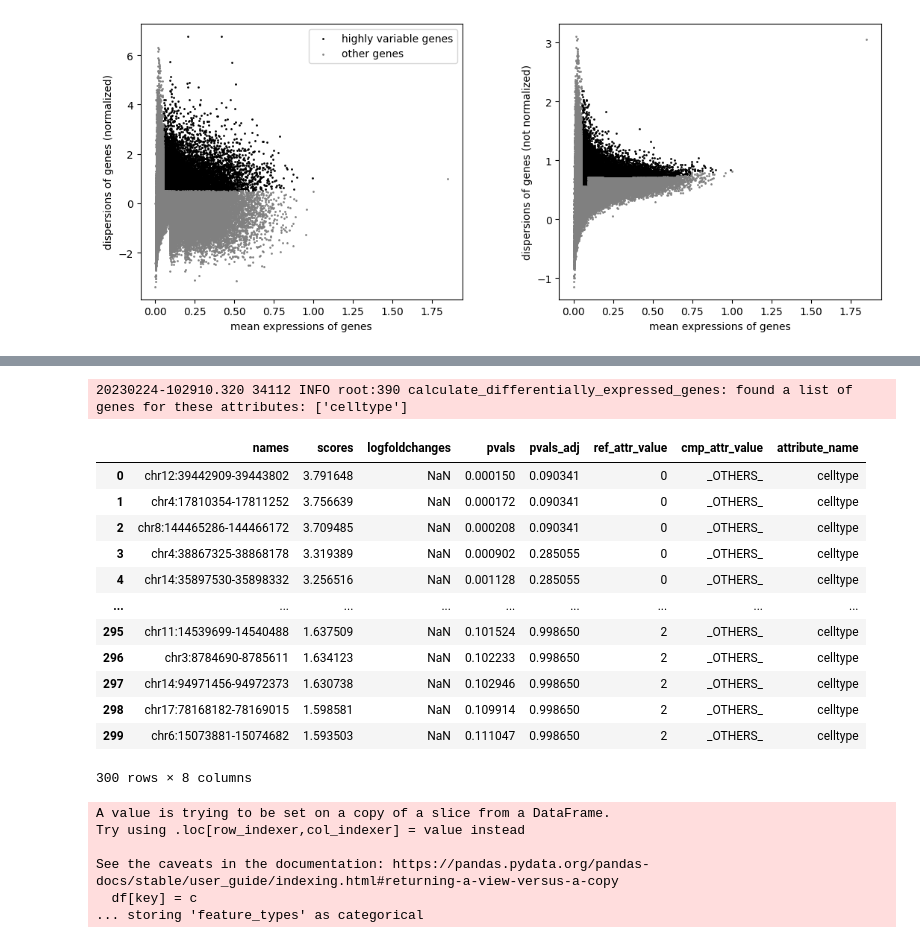
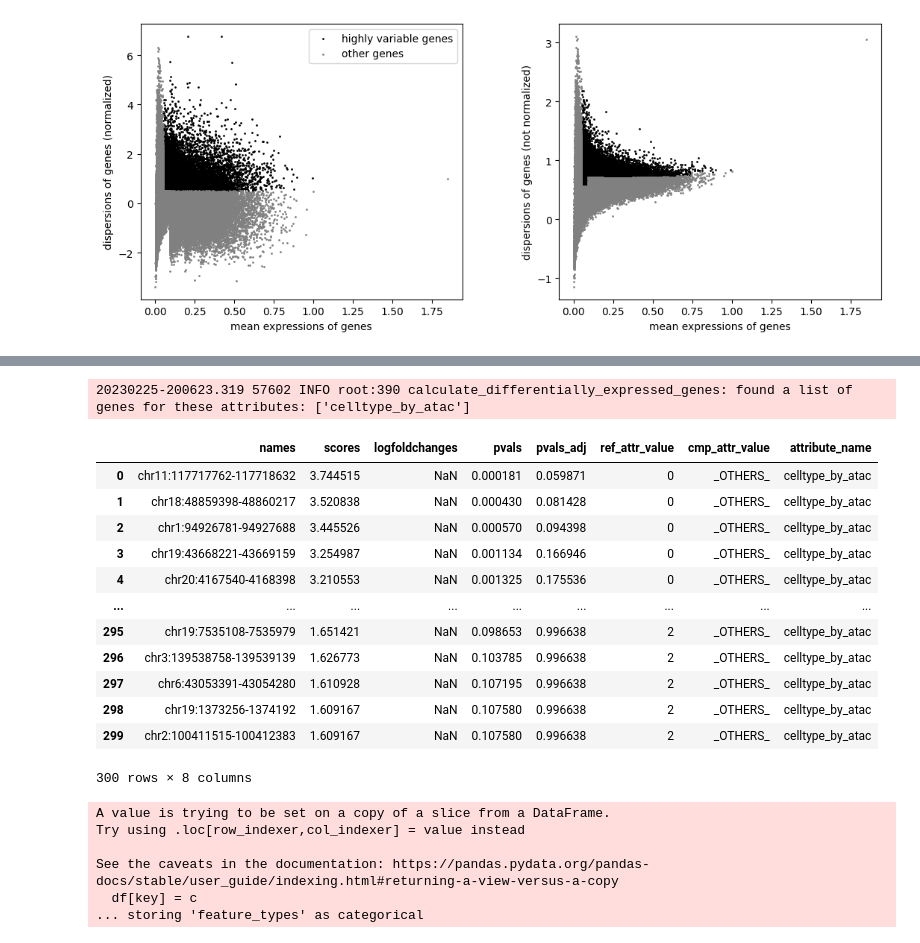
Before and after one commit to Bayer-Group/cellenium, a Jupyter notebook: data_import/public_data/3k_brain_cells_subset.ipynb, the cells around one changed output, grey strips where cells are left out. Cells and saved outputs as stored; diff of their text form; code cells hidden in the pictures.

```diff
--- a/data_import/public_data/3k_brain_cells_subset.ipynb
+++ b/data_import/public_data/3k_brain_cells_subset.ipynb
@@ -165,13 +167,13 @@ sc.pl.umap(atac, color="leiden", legend_loc="on data")
 # %%
 # assign new names
-atac.obs['celltype'] = atac.obs['leiden']
-atac.obs.celltype = atac.obs.celltype.astype("category")
+atac.obs['celltype_by_atac'] = atac.obs['leiden']
+atac.obs['celltype_by_atac'] = atac.obs['celltype_by_atac'].astype("category")
 # %%
 from matplotlib.colors import to_hex
 import matplotlib.pyplot as plt
 
 cmap = plt.get_cmap('rainbow')
-colors = cmap(np.linspace(0, 1, len(atac.obs.celltype.cat.categories)))
+colors = cmap(np.linspace(0, 1, len(atac.obs['celltype_by_atac'].cat.categories)))
 
 atac.uns["celltype_colors"] = list(map(to_hex, colors))
 # %%
@@ -186,21 +188,21 @@ mdata.update()
 atac.uns['files'] = dict(atac.uns['files'])
 atac.uns['atac'] = dict(atac.uns['atac'])
 # %%
-prep.calculate_differential_peaks(atac, ['celltype'])
+prep.calculate_differential_peaks(atac, ['celltype_by_atac'])
 # %% [output]
-20230224-102910.320 34112 INFO root:390 calculate_differentially_expressed_genes: found a list of genes for these attributes: ['celltype']
+20230225-200623.319 57602 INFO root:390 calculate_differentially_expressed_genes: found a list of genes for these attributes: ['celltype_by_atac']
 |  | names | scores | logfoldchanges | pvals | pvals_adj | ref_attr_value | cmp_attr_value | attribute_name |
-| 0 | chr12:39442909-39443802 | 3.791648 | NaN | 0.000150 | 0.090341 | 0 | _OTHERS_ | celltype |
-| 1 | chr4:17810354-17811252 | 3.756639 | NaN | 0.000172 | 0.090341 | 0 | _OTHERS_ | celltype |
-| 2 | chr8:144465286-144466172 | 3.709485 | NaN | 0.000208 | 0.090341 | 0 | _OTHERS_ | celltype |
-| 3 | chr4:38867325-38868178 | 3.319389 | NaN | 0.000902 | 0.285055 | 0 | _OTHERS_ | celltype |
-| 4 | chr14:35897530-35898332 | 3.256516 | NaN | 0.001128 | 0.285055 | 0 | _OTHERS_ | celltype |
+| 0 | chr11:117717762-117718632 | 3.744515 | NaN | 0.000181 | 0.059871 | 0 | _OTHERS_ | celltype_by_atac |
+| 1 | chr18:48859398-48860217 | 3.520838 | NaN | 0.000430 | 0.081428 | 0 | _OTHERS_ | celltype_by_atac |
+| 2 | chr1:94926781-94927688 | 3.445526 | NaN | 0.000570 | 0.094398 | 0 | _OTHERS_ | celltype_by_atac |
+| 3 | chr19:43668221-43669159 | 3.254987 | NaN | 0.001134 | 0.166946 | 0 | _OTHERS_ | celltype_by_atac |
+| 4 | chr20:4167540-4168398 | 3.210553 | NaN | 0.001325 | 0.175536 | 0 | _OTHERS_ | celltype_by_atac |
 | ... | ... | ... | ... | ... | ... | ... | ... | ... |
-| 295 | chr11:14539699-14540488 | 1.637509 | NaN | 0.101524 | 0.998650 | 2 | _OTHERS_ | celltype |
-| 296 | chr3:8784690-8785611 | 1.634123 | NaN | 0.102233 | 0.998650 | 2 | _OTHERS_ | celltype |
-| 297 | chr14:94971456-94972373 | 1.630738 | NaN | 0.102946 | 0.998650 | 2 | _OTHERS_ | celltype |
-| 298 | chr17:78168182-78169015 | 1.598581 | NaN | 0.109914 | 0.998650 | 2 | _OTHERS_ | celltype |
-| 299 | chr6:15073881-15074682 | 1.593503 | NaN | 0.111047 | 0.998650 | 2 | _OTHERS_ | celltype |
+| 295 | chr19:7535108-7535979 | 1.651421 | NaN | 0.098653 | 0.996638 | 2 | _OTHERS_ | celltype_by_atac |
+| 296 | chr3:139538758-139539139 | 1.626773 | NaN | 0.103785 | 0.996638 | 2 | _OTHERS_ | celltype_by_atac |
+| 297 | chr6:43053391-43054280 | 1.610928 | NaN | 0.107195 | 0.996638 | 2 | _OTHERS_ | celltype_by_atac |
+| 298 | chr19:1373256-1374192 | 1.609167 | NaN | 0.107580 | 0.996638 | 2 | _OTHERS_ | celltype_by_atac |
+| 299 | chr2:100411515-100412383 | 1.609167 | NaN | 0.107580 | 0.996638 | 2 | _OTHERS_ | celltype_by_atac |
 300 rows × 8 columns
 # %%
 prep.set_cellenium_metadata(
```
Also changed, not shown: parts of 22 cells of this notebook, 7 other files.
